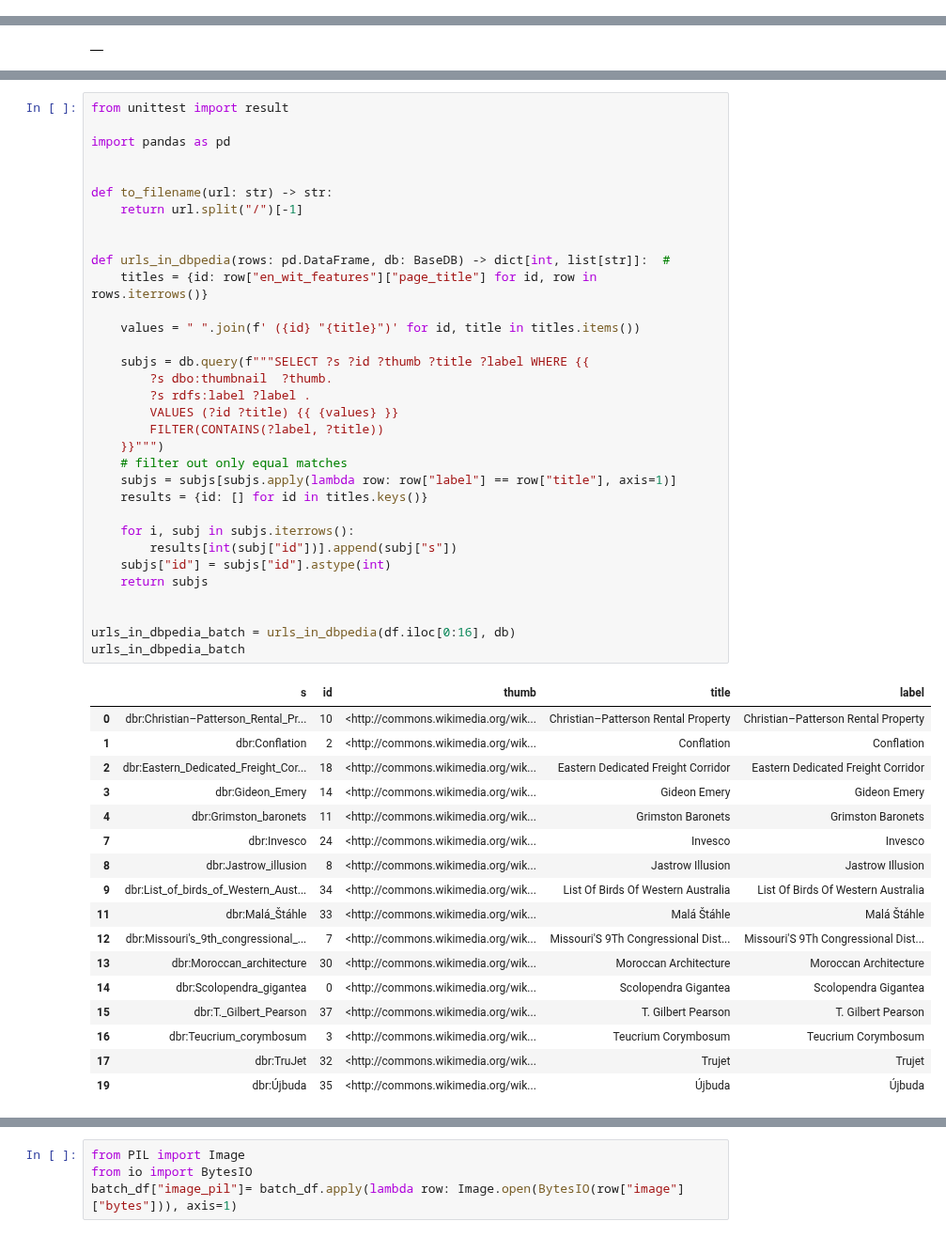
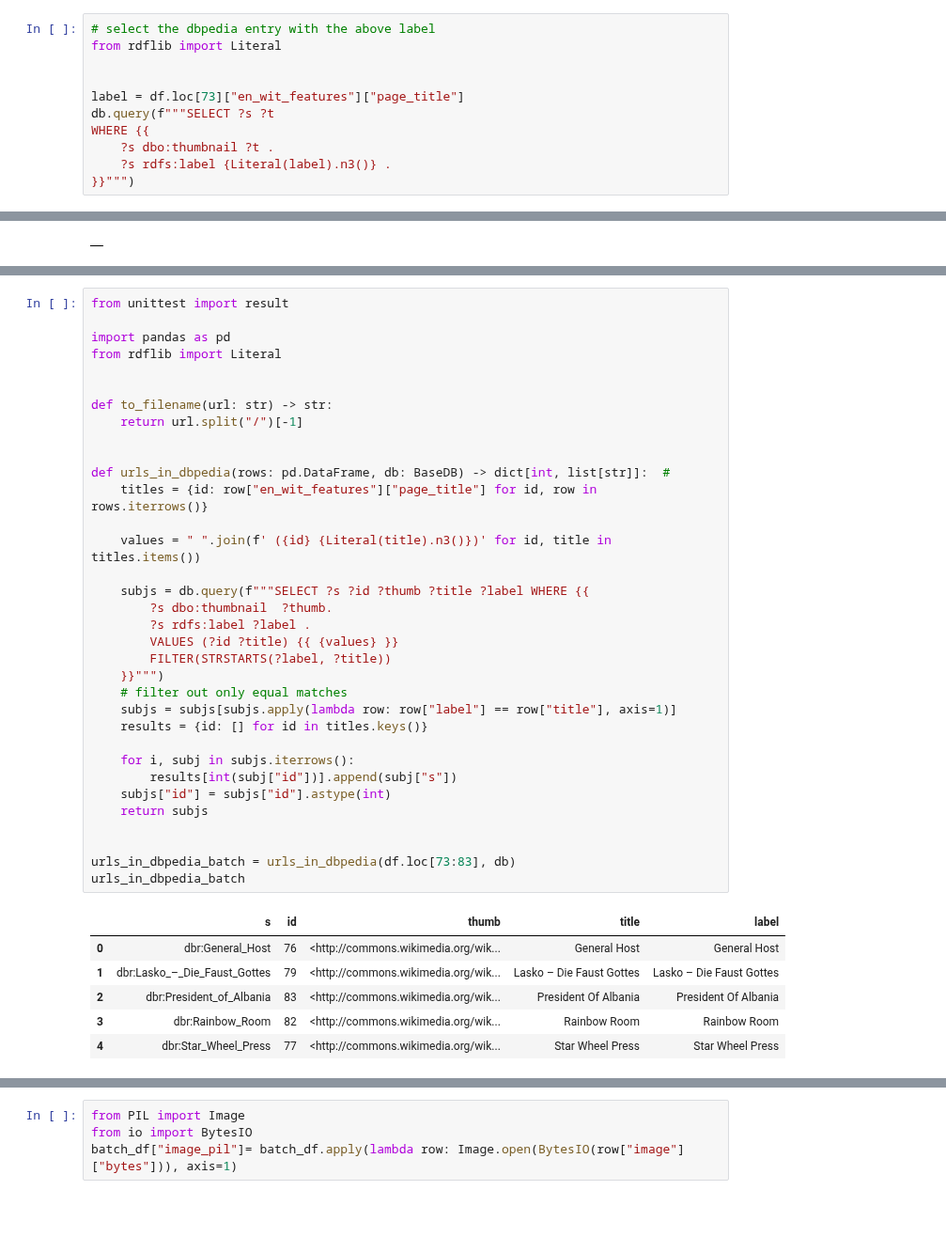
Before and after one commit to Dakantz/Dense-KG-Vector-DB, a Jupyter notebook: benchmarks/encode_dbpedia.ipynb, the cells around one changed output, grey strips where cells are left out. Shown at 94% size. Drawn from its saved outputs; the diff is of its cells as text; blank space fills up the shorter version.

```diff
--- a/benchmarks/encode_dbpedia.ipynb
+++ b/benchmarks/encode_dbpedia.ipynb
@@ -221,0 +247,11 @@ df.iloc[1]["image_url"].split("/")[-1]
+# %%
+# select the dbpedia entry with the above label
+from rdflib import Literal
+
+
+label = df.loc[73]["en_wit_features"]["page_title"]
+db.query(f"""SELECT ?s ?t
+WHERE {{
+    ?s dbo:thumbnail ?t .
+    ?s rdfs:label {Literal(label).n3()} .
+}}""")
@@ -261,53 +299,43 @@ wit_data["page_title"][en_idx]
 from unittest import result
 
 import pandas as pd
+from rdflib import Literal
 
 
 def to_filename(url: str) -> str:
     return url.split("/")[-1]
 
 
 def urls_in_dbpedia(rows: pd.DataFrame, db: BaseDB) -> dict[int, list[str]]:  #
     titles = {id: row["en_wit_features"]["page_title"] for id, row in rows.iterrows()}
 
-    values = " ".join(f' ({id} "{title}")' for id, title in titles.items())
+    values = " ".join(f' ({id} {Literal(title).n3()})' for id, title in titles.items())
 
     subjs = db.query(f"""SELECT ?s ?id ?thumb ?title ?label WHERE {{
         ?s dbo:thumbnail  ?thumb.
         ?s rdfs:label ?label .
         VALUES (?id ?title) {{ {values} }}
-        FILTER(CONTAINS(?label, ?title))
+        FILTER(STRSTARTS(?label, ?title))
     }}""")
     # filter out only equal matches
     subjs = subjs[subjs.apply(lambda row: row["label"] == row["title"], axis=1)]
     results = {id: [] for id in titles.keys()}
 
     for i, subj in subjs.iterrows():
         results[int(subj["id"])].append(subj["s"])
     subjs["id"] = subjs["id"].astype(int)
     return subjs
 
 
-urls_in_dbpedia_batch = urls_in_dbpedia(df.iloc[0:16], db)
+urls_in_dbpedia_batch = urls_in_dbpedia(df.loc[73:83], db)
 urls_in_dbpedia_batch
 # %% [output]
 |  | s | id | thumb | title | label |
-| 0 | dbr:Christian–Patterson_Rental_Pr... | 10 | <http://commons.wikimedia.org/wik... | Christian–Patterson Rental Property | Christian–Patterson Rental Property |
-| 1 | dbr:Conflation | 2 | <http://commons.wikimedia.org/wik... | Conflation | Conflation |
-| 2 | dbr:Eastern_Dedicated_Freight_Cor... | 18 | <http://commons.wikimedia.org/wik... | Eastern Dedicated Freight Corridor | Eastern Dedicated Freight Corridor |
-| 3 | dbr:Gideon_Emery | 14 | <http://commons.wikimedia.org/wik... | Gideon Emery | Gideon Emery |
-| 4 | dbr:Grimston_baronets | 11 | <http://commons.wikimedia.org/wik... | Grimston Baronets | Grimston Baronets |
-| 7 | dbr:Invesco | 24 | <http://commons.wikimedia.org/wik... | Invesco | Invesco |
-| 8 | dbr:Jastrow_illusion | 8 | <http://commons.wikimedia.org/wik... | Jastrow Illusion | Jastrow Illusion |
-| 9 | dbr:List_of_birds_of_Western_Aust... | 34 | <http://commons.wikimedia.org/wik... | List Of Birds Of Western Australia | List Of Birds Of Western Australia |
-| 11 | dbr:Malá_Štáhle | 33 | <http://commons.wikimedia.org/wik... | Malá Štáhle | Malá Štáhle |
-| 12 | dbr:Missouri's_9th_congressional_... | 7 | <http://commons.wikimedia.org/wik... | Missouri'S 9Th Congressional Dist... | Missouri'S 9Th Congressional Dist... |
-| 13 | dbr:Moroccan_architecture | 30 | <http://commons.wikimedia.org/wik... | Moroccan Architecture | Moroccan Architecture |
-| 14 | dbr:Scolopendra_gigantea | 0 | <http://commons.wikimedia.org/wik... | Scolopendra Gigantea | Scolopendra Gigantea |
-| 15 | dbr:T._Gilbert_Pearson | 37 | <http://commons.wikimedia.org/wik... | T. Gilbert Pearson | T. Gilbert Pearson |
-| 16 | dbr:Teucrium_corymbosum | 3 | <http://commons.wikimedia.org/wik... | Teucrium Corymbosum | Teucrium Corymbosum |
-| 17 | dbr:TruJet | 32 | <http://commons.wikimedia.org/wik... | Trujet | Trujet |
-| 19 | dbr:Újbuda | 35 | <http://commons.wikimedia.org/wik... | Újbuda | Újbuda |
+| 0 | dbr:General_Host | 76 | <http://commons.wikimedia.org/wik... | General Host | General Host |
+| 1 | dbr:Lasko_–_Die_Faust_Gottes | 79 | <http://commons.wikimedia.org/wik... | Lasko – Die Faust Gottes | Lasko – Die Faust Gottes |
+| 2 | dbr:President_of_Albania | 83 | <http://commons.wikimedia.org/wik... | President Of Albania | President Of Albania |
+| 3 | dbr:Rainbow_Room | 82 | <http://commons.wikimedia.org/wik... | Rainbow Room | Rainbow Room |
+| 4 | dbr:Star_Wheel_Press | 77 | <http://commons.wikimedia.org/wik... | Star Wheel Press | Star Wheel Press |
 # %%
 batch_df= df.loc[urls_in_dbpedia_batch["id"]]
 batch_df.apply(lambda row: urls_in_dbpedia_batch[urls_in_dbpedia_batch["id"] == row.name]["s"].tolist(), axis=1)
```
Also changed, not shown: parts of 12 cells of this notebook, 3 other files.
